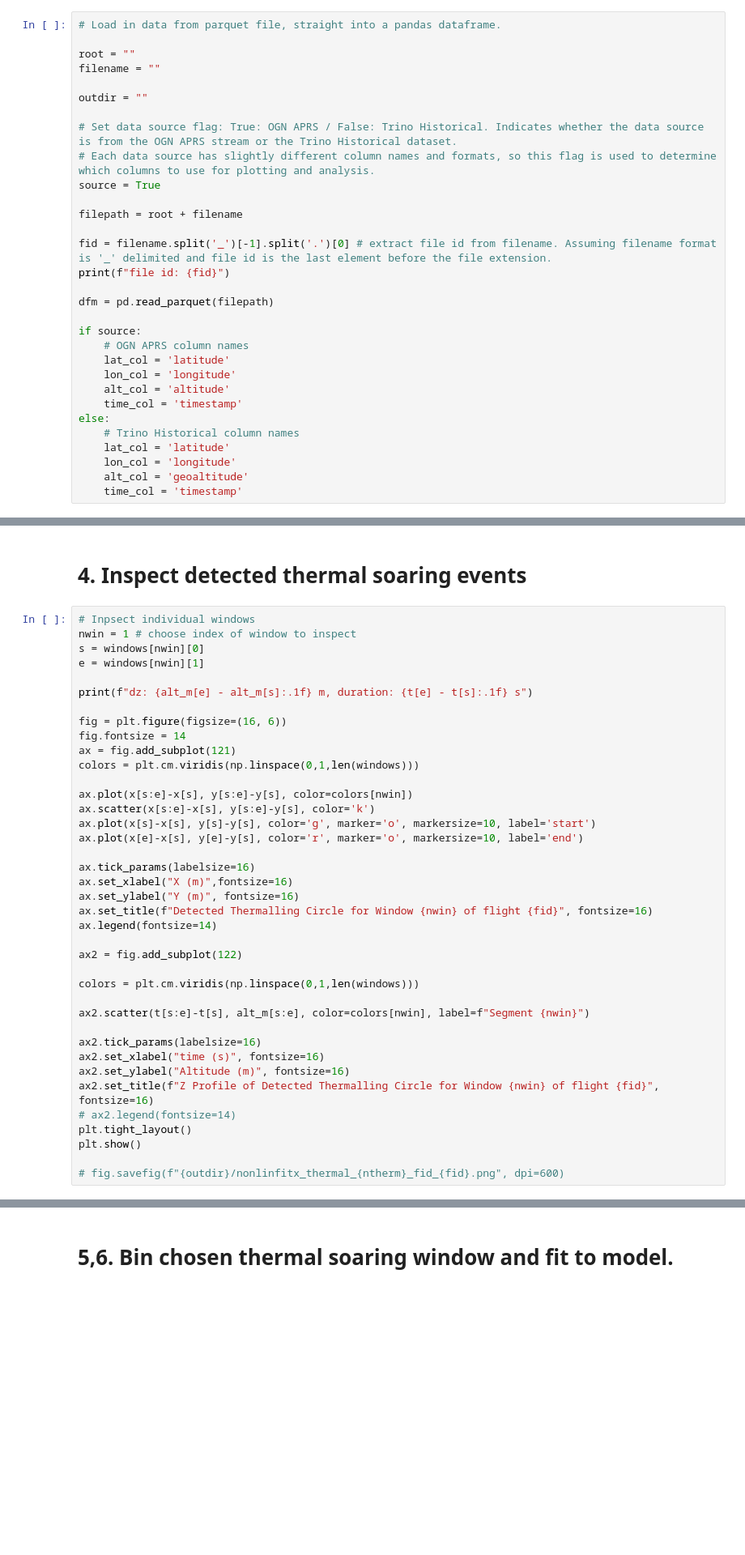
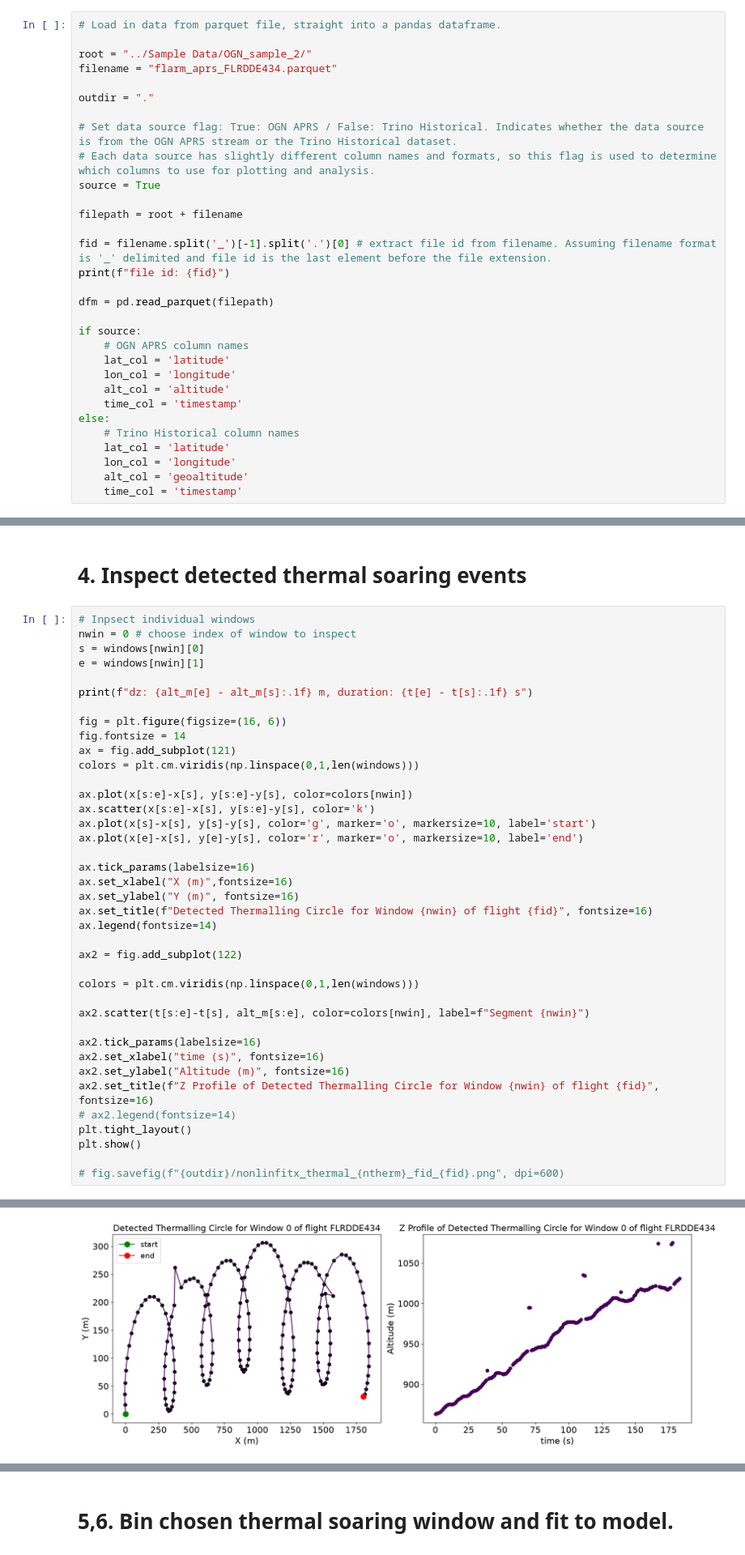
Before and after one commit to mo-mevans/glider-winds, a Jupyter notebook: Jupyter/glider_analysis.ipynb, the cells around one changed output, grey strips where cells are left out. Shown at 81% size. Cells and saved outputs as stored; diff of their text form; blank space fills up the shorter version.

```diff
--- a/Jupyter/glider_analysis.ipynb
+++ b/Jupyter/glider_analysis.ipynb
@@ -24,10 +24,10 @@ from scipy.optimize import least_squares
 # %%
 # Load in data from parquet file, straight into a pandas dataframe.
 
-root = ""
-filename = ""
+root = "../Sample Data/OGN_sample_2/"
+filename = "flarm_aprs_FLRDDE434.parquet"
 
-outdir = ""
+outdir = "."
 
 # Set data source flag: True: OGN APRS / False: Trino Historical. Indicates whether the data source is from the OGN APRS stream or the Trino Historical dataset.
 # Each data source has slightly different column names and formats, so this flag is used to determine which columns to use for plotting and analysis.
@@ -605,7 +660,7 @@ plt.show()
 # 4. Inspect detected thermal soaring events
 # %%
 # Inpsect individual windows
-nwin = 1 # choose index of window to inspect
+nwin = 0 # choose index of window to inspect
 s = windows[nwin][0]
 e = windows[nwin][1]
 
@@ -642,3 +697,4 @@ plt.tight_layout()
 plt.show()
 
 # fig.savefig(f"{outdir}/nonlinfitx_thermal_{ntherm}_fid_{fid}.png", dpi=600)
+# %% [output]
@@ -645,3 +702,4 @@ plt.show()
+[figure, added]
 # %%
 # Trim a chosen number of data points from the start and end of the chosen window.
 # This is useful to remove any initial or final segments of the window where the aircraft may not be fully engaged in thermalling behaviour.
```
Also changed, not shown: parts of 22 cells of this notebook, 9 other files.
